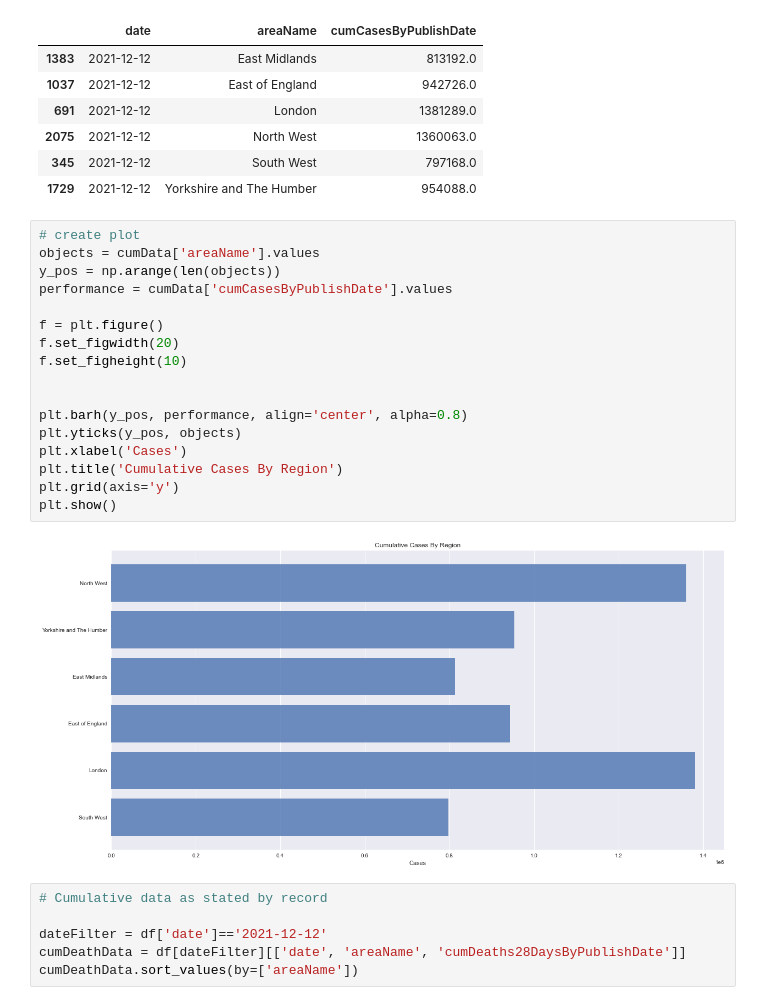
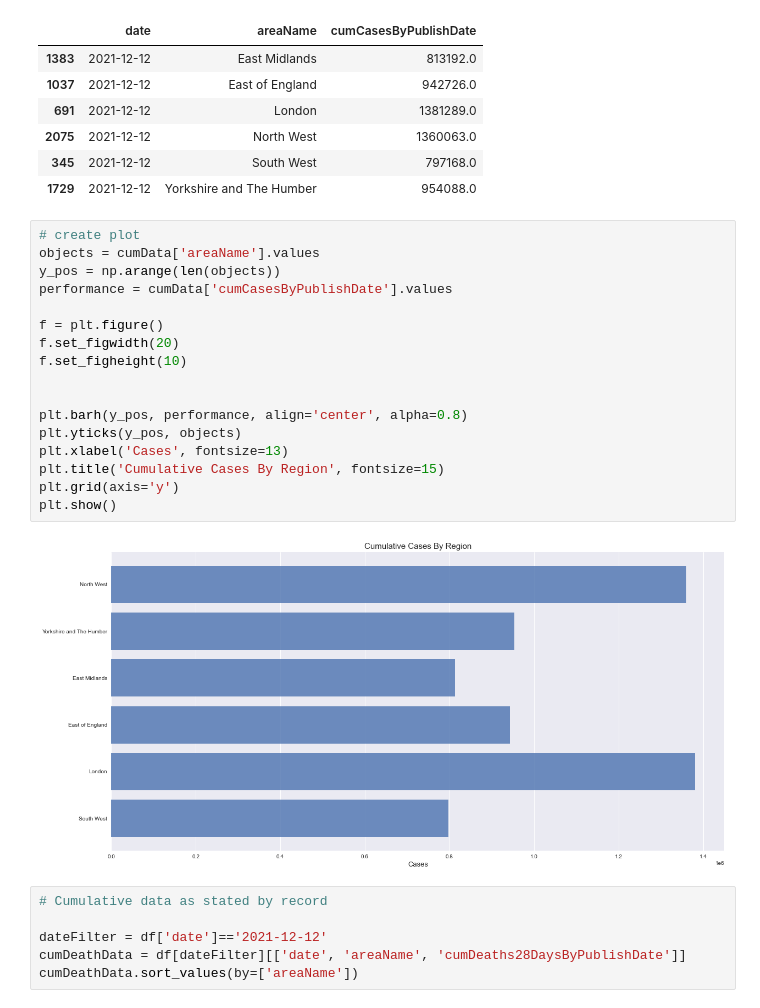
Before and after one commit to JustGinger888/DataScience, a Jupyter notebook: DataReport.ipynb, the cells around one changed output. Cells and saved outputs as stored; diff of their text form.

```diff
--- a/DataReport.ipynb
+++ b/DataReport.ipynb
@@ -651,22 +651,22 @@ cumData.sort_values(by=['areaName'])
 # %%
 # create plot
 objects = cumData['areaName'].values
 y_pos = np.arange(len(objects))
 performance = cumData['cumCasesByPublishDate'].values
 
 f = plt.figure()
 f.set_figwidth(20)
 f.set_figheight(10)
 
 
 plt.barh(y_pos, performance, align='center', alpha=0.8)
 plt.yticks(y_pos, objects)
-plt.xlabel('Cases')
-plt.title('Cumulative Cases By Region')
+plt.xlabel('Cases', fontsize=13)
+plt.title('Cumulative Cases By Region', fontsize=15)
 plt.grid(axis='y')
 plt.show()
 # %% [output]
-[figure, old version]
+[figure, new version]
 # %%
 # Cumulative data as stated by record
 
```
Also changed, not shown: parts of 5 cells of this notebook.
